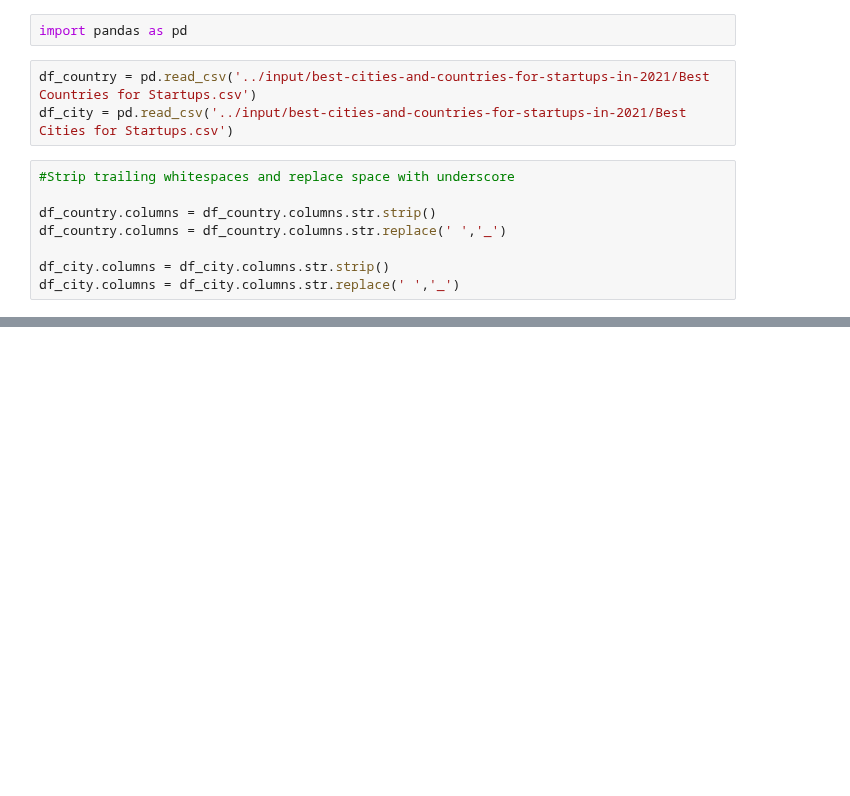
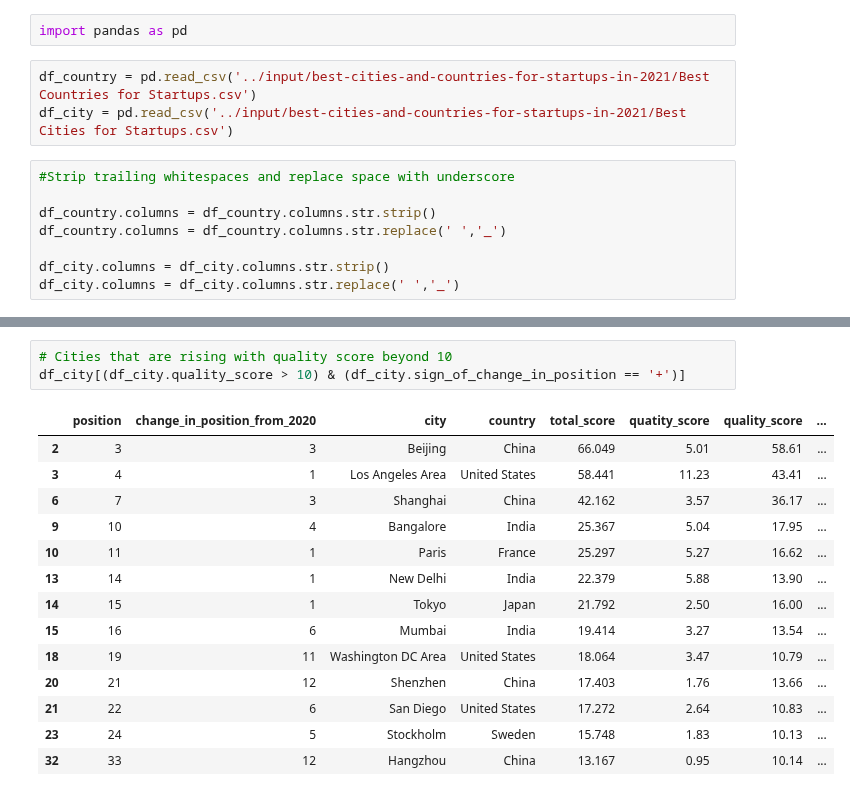
Before and after one commit to chandanabrdwj/100DaysOfML, a Jupyter notebook: best-cities-and-countries-for-startup.ipynb, the cells around one changed output, grey strips where cells are left out. Drawn from its saved outputs; the diff is of its cells as text; blank space fills up the shorter version.

```diff
--- a/best-cities-and-countries-for-startup.ipynb
+++ b/best-cities-and-countries-for-startup.ipynb
@@ -123,0 +163,18 @@ df_city.tail(20)
+# %%
+# Cities that are rising with quality score beyond 10
+df_city[(df_city.quality_score > 10) & (df_city.sign_of_change_in_position == '+')]
+# %% [output]
+|  | position | change_in_position_from_2020 | city | country | total_score | quatity_score | quality_score | ... |
+| 2 | 3 | 3 | Beijing | China | 66.049 | 5.01 | 58.61 | ... |
+| 3 | 4 | 1 | Los Angeles Area | United States | 58.441 | 11.23 | 43.41 | ... |
+| 6 | 7 | 3 | Shanghai | China | 42.162 | 3.57 | 36.17 | ... |
+| 9 | 10 | 4 | Bangalore | India | 25.367 | 5.04 | 17.95 | ... |
+| 10 | 11 | 1 | Paris | France | 25.297 | 5.27 | 16.62 | ... |
+| 13 | 14 | 1 | New Delhi | India | 22.379 | 5.88 | 13.90 | ... |
+| 14 | 15 | 1 | Tokyo | Japan | 21.792 | 2.50 | 16.00 | ... |
+| 15 | 16 | 6 | Mumbai | India | 19.414 | 3.27 | 13.54 | ... |
+| 18 | 19 | 11 | Washington DC Area | United States | 18.064 | 3.47 | 10.79 | ... |
+| 20 | 21 | 12 | Shenzhen | China | 17.403 | 1.76 | 13.66 | ... |
+| 21 | 22 | 6 | San Diego | United States | 17.272 | 2.64 | 10.83 | ... |
+| 23 | 24 | 5 | Stockholm | Sweden | 15.748 | 1.83 | 10.13 | ... |
+| 32 | 33 | 12 | Hangzhou | China | 13.167 | 0.95 | 10.14 | ... |
```
Also changed, not shown: parts of 21 cells of this notebook.
